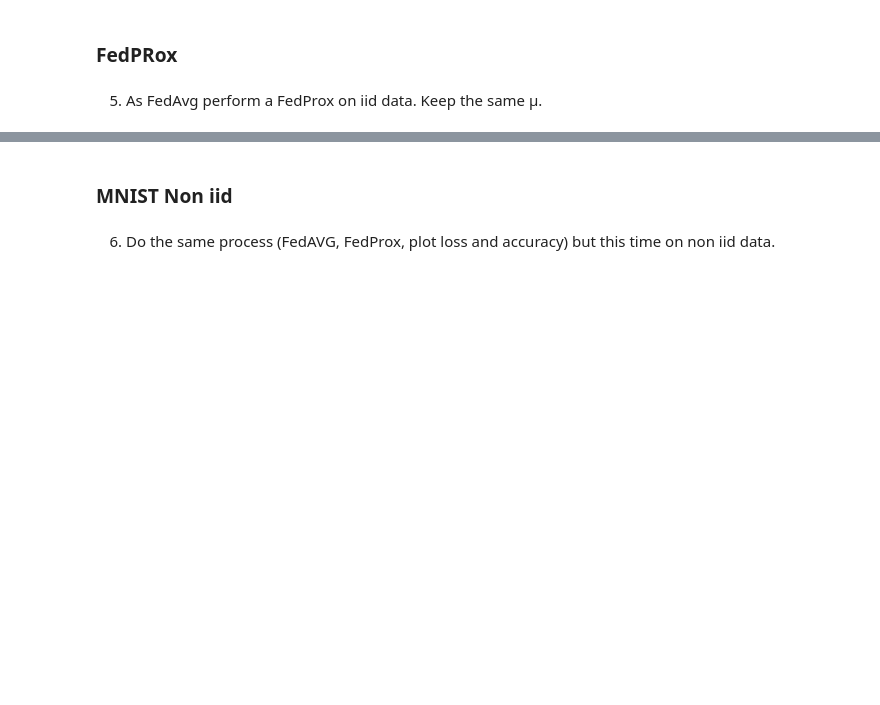
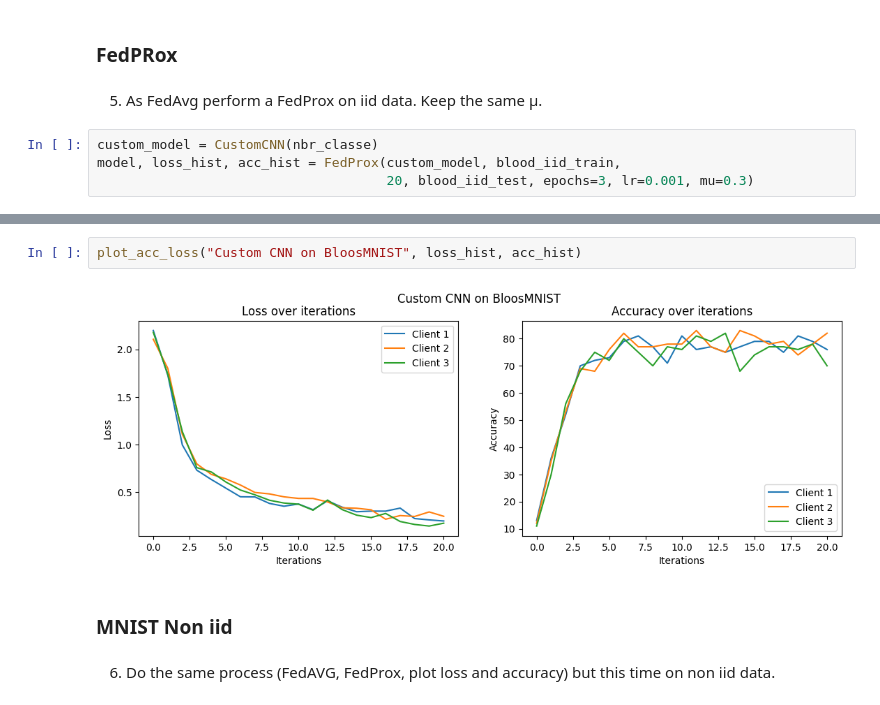
Before and after one commit to Ekliipce/Machine-Learning-for-Biomedical, a Jupyter notebook: federated_learning/Federated_Learning_etudiants.ipynb, the cells around one changed output, grey strips where cells are left out. Cells and saved outputs as stored; diff of their text form; blank space fills up the shorter version.

```diff
--- a/federated_learning/Federated_Learning_etudiants.ipynb
+++ b/federated_learning/Federated_Learning_etudiants.ipynb
@@ -927,3 +927,7 @@ plot_acc_loss("Custom CNN on BloosMNIST", loss_hist, acc_hist)
 ### FedPRox
 # %% [markdown]
 5. As FedAvg perform a FedProx on iid data. Keep the same µ.
+# %%
+custom_model = CustomCNN(nbr_classe)
+model, loss_hist, acc_hist = FedProx(custom_model, blood_iid_train,
+                                     20, blood_iid_test, epochs=3, lr=0.001, mu=0.3)
@@ -930,3 +952,7 @@ plot_acc_loss("Custom CNN on BloosMNIST", loss_hist, acc_hist)
+# %%
+plot_acc_loss("Custom CNN on BloosMNIST", loss_hist, acc_hist)
+# %% [output]
+[figure, added]
 # %% [markdown]
 ### MNIST Non iid
 # %% [markdown]
```
Also changed, not shown: parts of 1 cell of this notebook.
